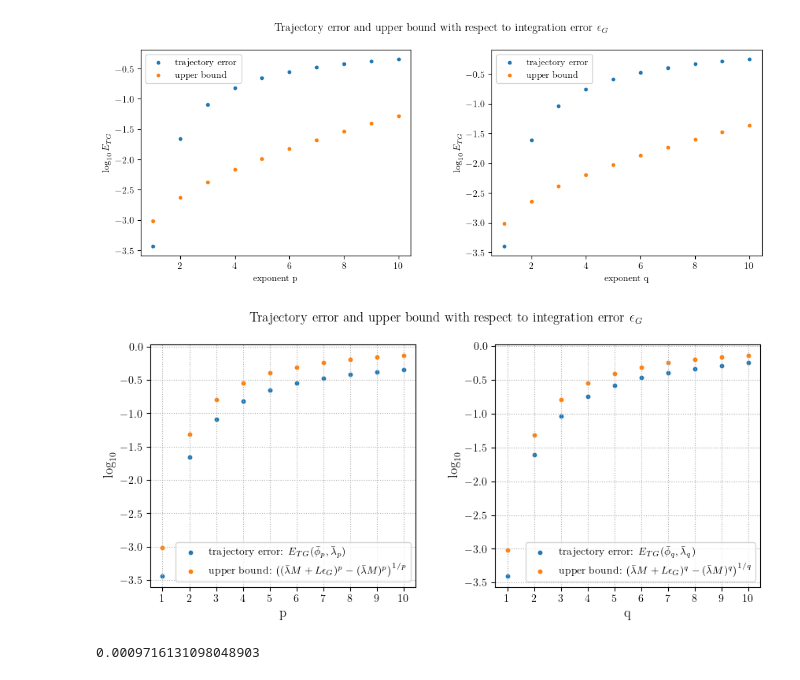
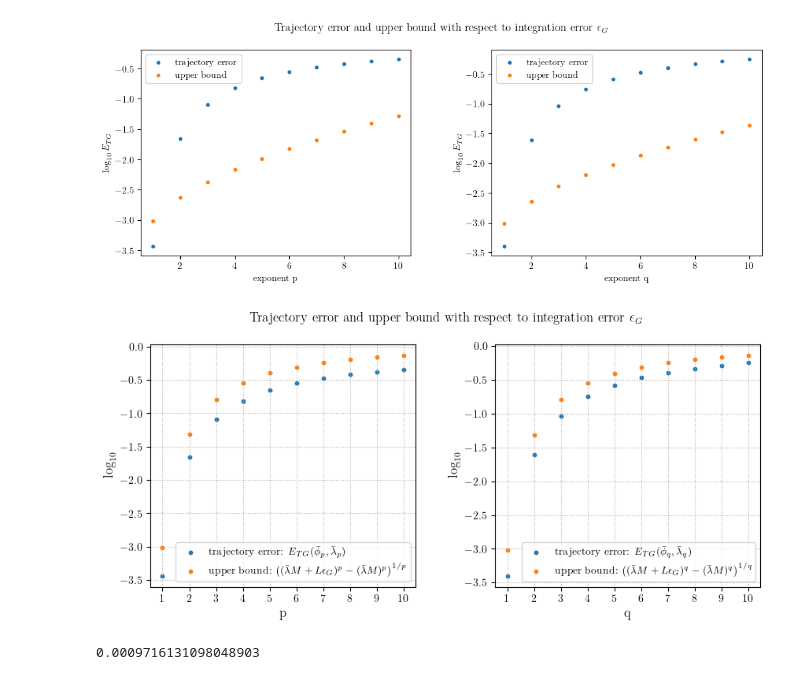
Before and after one commit to saksham219/koopman_eigensolvers, a Jupyter notebook: linear_system_continuous.ipynb, the cells around one changed output. Saved outputs shown, nothing was run; the diff lists cells and outputs as text; code cells hidden in the pictures.

```diff
--- a/linear_system_continuous.ipynb
+++ b/linear_system_continuous.ipynb
@@ -466,35 +466,35 @@ f, ax = plt.subplots(1,2, figsize=(10,4))
 plt.subplots_adjust(hspace=0.4, wspace=0.3)
 
 m_list = [d["m"] for d in error_dict if d["n"]==0]
 m_traj_error = np.array([np.log10(d["traj_error"]) for d in error_dict if d["n"]==0])
 m_traj_bound = np.array([np.log10(d["traj_bound_const"]["bound_3"]) for d in error_dict if d["n"]==0])
 
 ax[0].scatter(m_list, m_traj_error, s=10,  label="trajectory error: $E_{TG}(\\bar{\phi}_p, \\bar{\lambda}_p)$")
 ax[0].scatter(m_list, m_traj_bound, s=10,  label="upper bound: $\\big(( \\bar{\\lambda}  M + L \\epsilon_G )^p -  (\\bar{\\lambda} M)^{p}\\big)^{1/p}$")
 ax[0].set_xlabel('p', fontsize=12)
 ax[0].set_ylabel('$\log_{10}$',fontsize=12)
 ax[0].legend(fontsize=9.5)
 ax[0].set_xticks(m_list)
 ax[0].grid(linestyle='dotted')
 
 
 n_list = [d["n"] for d in error_dict if d["m"]==0]
 n_traj_error = np.array([np.log10(d["traj_error"]) for d in error_dict if d["m"]==0])
 n_traj_bound = np.array([np.log10(d["traj_bound_const"]["bound_3"]) for d in error_dict if d["m"]==0])
 
 ax[1].scatter(n_list, n_traj_error, s=10, label="trajectory error: $E_{TG}(\\bar{\phi}_q, \\bar{\lambda}_q)$")
-ax[1].scatter(n_list, n_traj_bound, s=10, label="upper bound: $\\big( \\bar{\\lambda}  M + L \\epsilon_G )^q -  (\\bar{\\lambda} M)^{q}\\big)^{1/q}$")
+ax[1].scatter(n_list, n_traj_bound, s=10, label="upper bound: $\\big(( \\bar{\\lambda}  M + L \\epsilon_G )^q -  (\\bar{\\lambda} M)^{q}\\big)^{1/q}$")
 ax[1].set_xlabel('q', fontsize=12)
 ax[1].set_ylabel('$\log_{10}$', fontsize=12)
 ax[1].legend(fontsize=9.5)
 ax[1].set_xticks(n_list)
 ax[1].grid(linestyle='dotted')
 
 plt.suptitle("Trajectory error and upper bound with respect to integration error $\epsilon_G$")
 plt.savefig(f"plots/{nb_fname}/error_integration_continuous_DMD_poly_eigfunc_approx.pdf", bbox_inches='tight')
 plt.show()
 # %% [output]
-[figure, old version]
+[figure, new version]
 # %%
 linear_system_c.get_euler_eps_G(x_flat, h)
 # %% [output]
```
Also changed, not shown: parts of 3 cells of this notebook, 1 other file.
